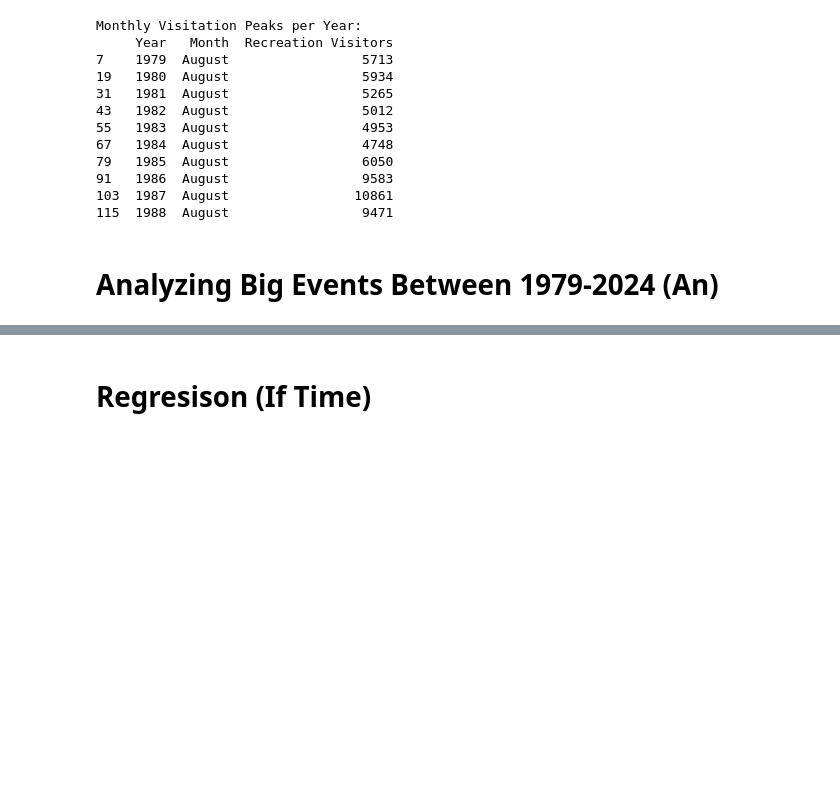
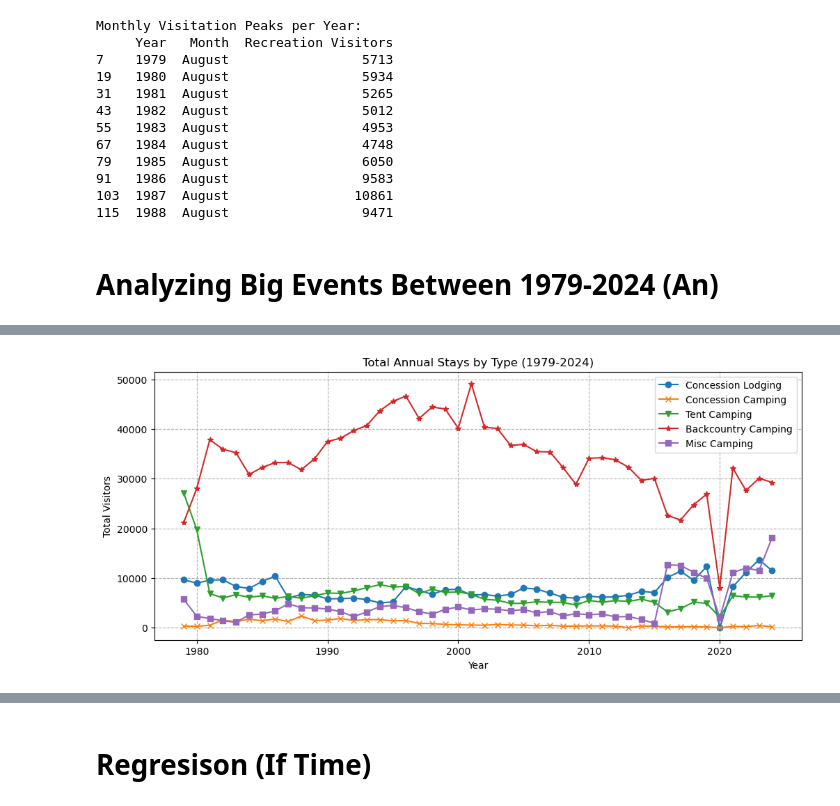
Before and after one commit to Lydia-Tembreull/UN5550Sp26_Final_Project, a Jupyter notebook: UN5550_Final_Project.ipynb, the cells around one changed output, grey strips where cells are left out. Cells and saved outputs as stored; diff of their text form; code cells hidden in the pictures; blank space fills up the shorter version.

Commit message:
add services/stays trends

```diff
--- a/UN5550_Final_Project.ipynb
+++ b/UN5550_Final_Project.ipynb
@@ -482,0 +543,17 @@ Monthly Visitation Peaks per Year:
+# %%
+plt.figure(figsize = (12, 5))
+
+plt.plot(con_lodge['Year'], con_lodge['Annual Total'], marker = 'o')
+plt.plot(con_camp['Year'], con_camp['Annual Total'], marker = 'x')
+plt.plot(tent_camp['Year'], tent_camp['Annual Total'], marker = 'v')
+plt.plot(back_camp['Year'], back_camp['Annual Total'], marker = '*')
+plt.plot(misc_camp['Year'], misc_camp['Annual Total'], marker = 's')
+
+plt.title('Total Annual Stays by Type (1979-2024)')
+plt.xlabel('Year')
+plt.ylabel('Total Visitors')
+plt.grid(True, linestyle = '--')
+plt.legend(["Concession Lodging", "Concession Camping", "Tent Camping", "Backcountry Camping", "Misc Camping"], loc = "upper right")
+plt.show()
+# %% [output]
+[figure, added]
```
Also changed, not shown: parts of 13 cells of this notebook.
